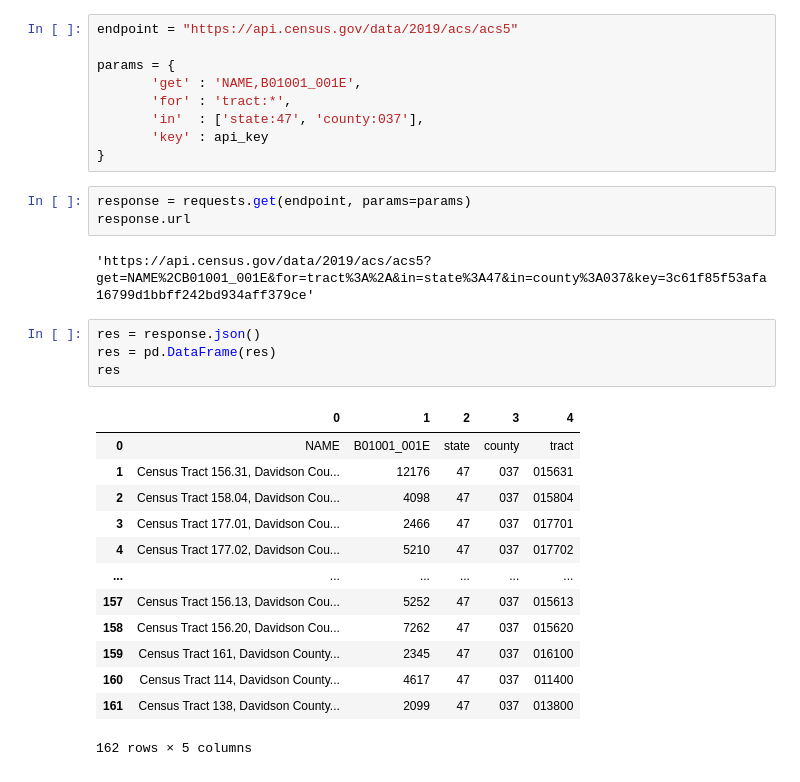
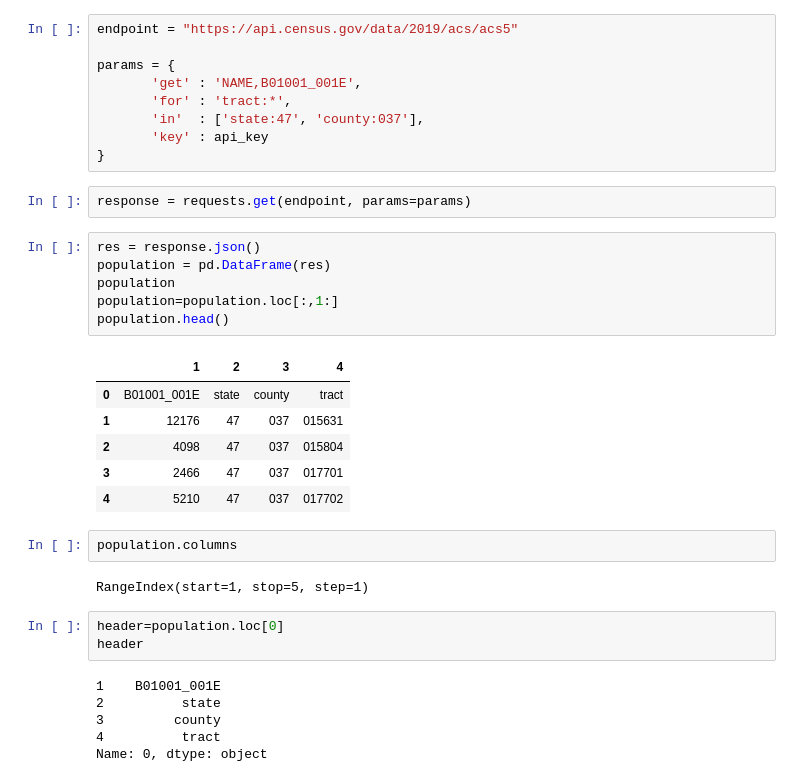
Before and after one commit to nss-data-science-cohort-5/geospatial_api-silver-sharks, a Jupyter notebook: notebooks/Burglaries_v1.ipynb, the cells around one changed output. Saved outputs shown, nothing was run; the diff lists cells and outputs as text.

```diff
--- a/notebooks/Burglaries_v1.ipynb
+++ b/notebooks/Burglaries_v1.ipynb
@@ -248,24 +264,29 @@ params = {
 }
 # %%
 response = requests.get(endpoint, params=params)
-response.url
-# %% [output]
-'https://api.census.gov/data/2019/acs/acs5?get=NAME%2CB01001_001E&for=tract%3A%2A&in=state%3A47&in=county%3A037&key=3c61f85f53afa16799d1bbff242bd934aff379ce'
 # %%
 res = response.json()
-res = pd.DataFrame(res)
-res
+population = pd.DataFrame(res)
+population
+population=population.loc[:,1:]
+population.head()
 # %% [output]
-|  | 0 | 1 | 2 | 3 | 4 |
-| 0 | NAME | B01001_001E | state | county | tract |
-| 1 | Census Tract 156.31, Davidson Cou... | 12176 | 47 | 037 | 015631 |
-| 2 | Census Tract 158.04, Davidson Cou... | 4098 | 47 | 037 | 015804 |
-| 3 | Census Tract 177.01, Davidson Cou... | 2466 | 47 | 037 | 017701 |
-| 4 | Census Tract 177.02, Davidson Cou... | 5210 | 47 | 037 | 017702 |
-| ... | ... | ... | ... | ... | ... |
-| 157 | Census Tract 156.13, Davidson Cou... | 5252 | 47 | 037 | 015613 |
-| 158 | Census Tract 156.20, Davidson Cou... | 7262 | 47 | 037 | 015620 |
-| 159 | Census Tract 161, Davidson County... | 2345 | 47 | 037 | 016100 |
-| 160 | Census Tract 114, Davidson County... | 4617 | 47 | 037 | 011400 |
-| 161 | Census Tract 138, Davidson County... | 2099 | 47 | 037 | 013800 |
+|  | 1 | 2 | 3 | 4 |
+| 0 | B01001_001E | state | county | tract |
+| 1 | 12176 | 47 | 037 | 015631 |
+| 2 | 4098 | 47 | 037 | 015804 |
+| 3 | 2466 | 47 | 037 | 017701 |
+| 4 | 5210 | 47 | 037 | 017702 |
-162 rows × 5 columns
+# %%
+population.columns
+# %% [output]
+RangeIndex(start=1, stop=5, step=1)
+# %%
+header=population.loc[0]
+header
+# %% [output]
+1    B01001_001E
+2          state
+3         county
+4          tract
+Name: 0, dtype: object
```
Also changed, not shown: parts of 29 cells of this notebook.
